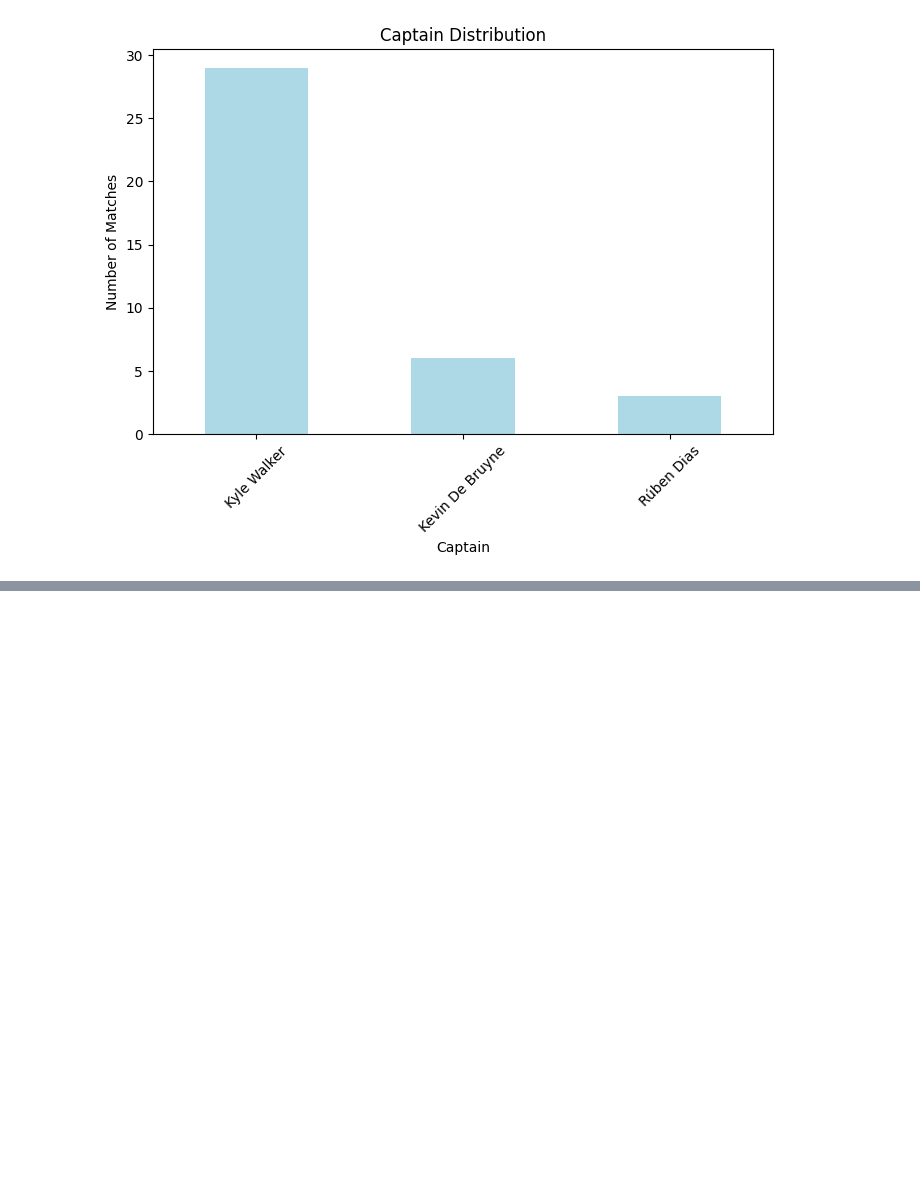
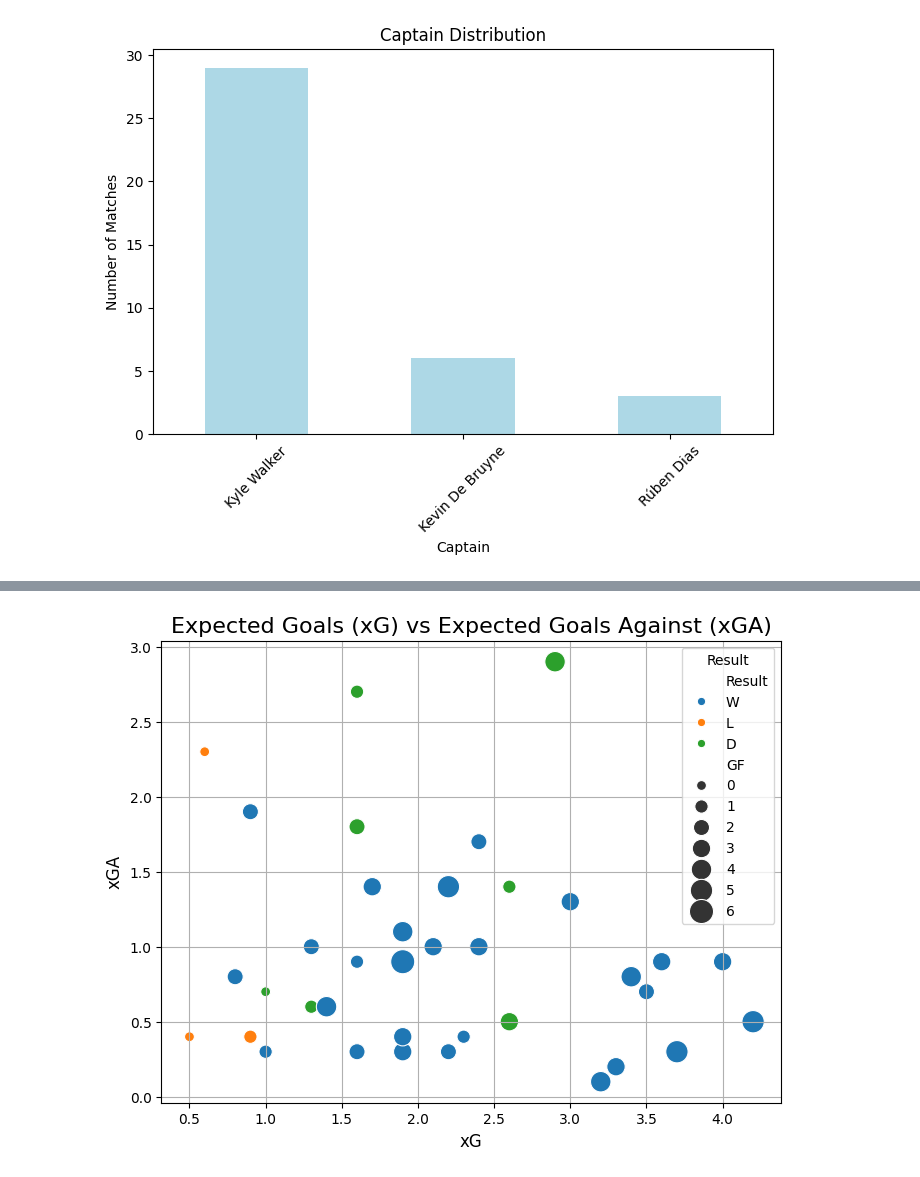
Before and after one commit to CrystalKhadka/expectedGoalsPrediction, a Jupyter notebook: data_visualization/match_fixtures_visualization.ipynb, the cells around one changed output, grey strips where cells are left out. Cells and saved outputs as stored; diff of their text form; code cells hidden in the pictures; blank space fills up the shorter version.

```diff
--- a/data_visualization/match_fixtures_visualization.ipynb
+++ b/data_visualization/match_fixtures_visualization.ipynb
@@ -131,0 +142,11 @@ engine.dispose()
+# %%
+plt.figure(figsize=(8, 6))
+sns.scatterplot(data=df, x='xG', y='xGA', hue='Result', size='GF', sizes=(50, 300))
+plt.title('Expected Goals (xG) vs Expected Goals Against (xGA)', fontsize=16)
+plt.xlabel('xG', fontsize=12)
+plt.ylabel('xGA', fontsize=12)
+plt.legend(title='Result')
+plt.grid(True)
+plt.show()
+# %% [output]
+[figure, added]
```
Also changed, not shown: parts of 10 cells of this notebook, 11 other files.
